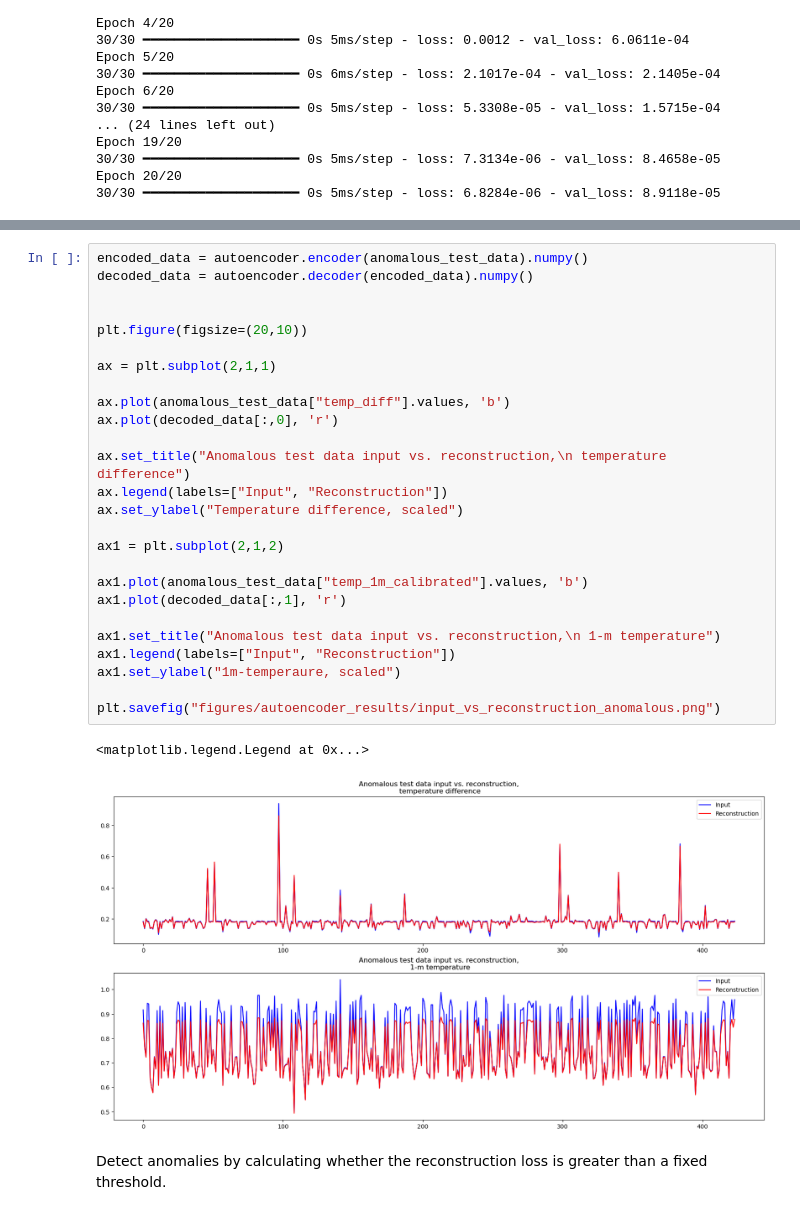
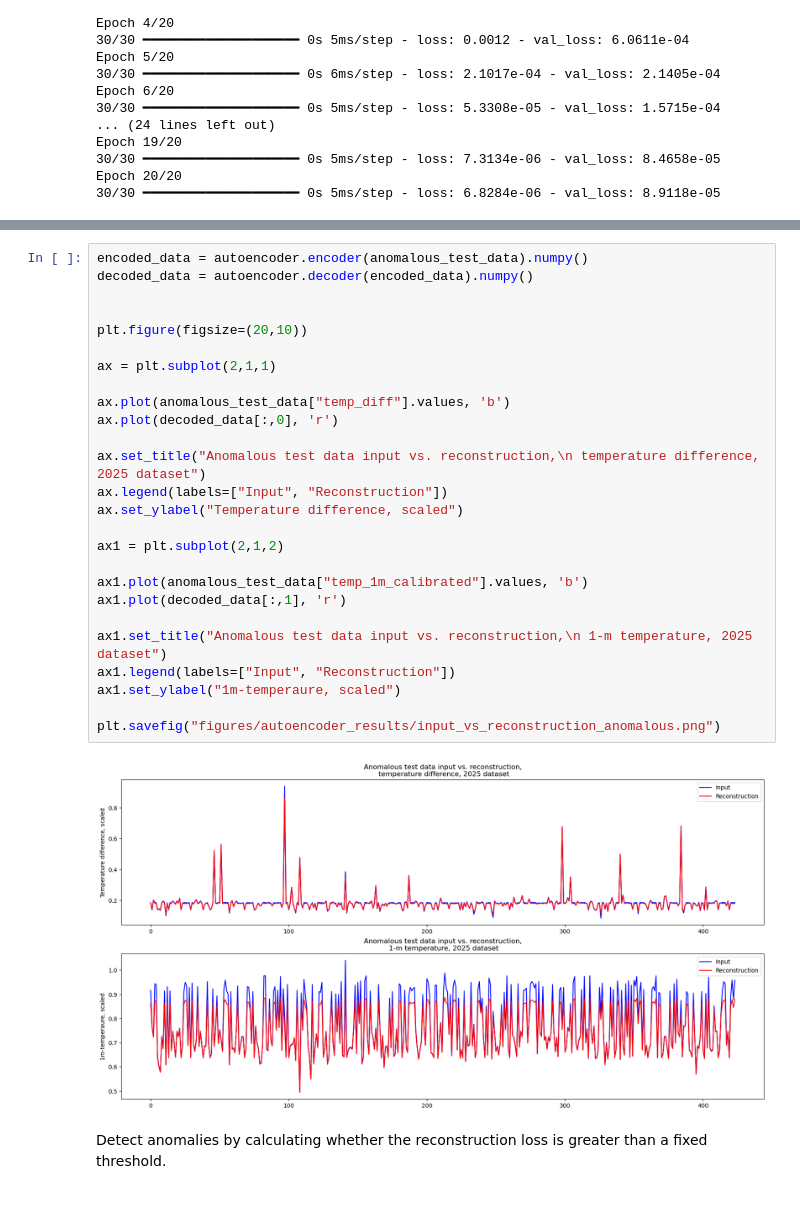
Before and after one commit to johtj/data_analysis_ml_project3, a Jupyter notebook: autoencoder.ipynb, the cells around one changed output, grey strips where cells are left out. Saved outputs shown, nothing was run; the diff lists cells and outputs as text.

```diff
--- a/autoencoder.ipynb
+++ b/autoencoder.ipynb
@@ -187,32 +195,31 @@ plt.savefig("figures/autoencoder_results/input_vs_reconstruction_normal.png")
 # %%
 encoded_data = autoencoder.encoder(anomalous_test_data).numpy()
 decoded_data = autoencoder.decoder(encoded_data).numpy()
 
 
 plt.figure(figsize=(20,10))
 
 ax = plt.subplot(2,1,1)
 
 ax.plot(anomalous_test_data["temp_diff"].values, 'b')
 ax.plot(decoded_data[:,0], 'r')
 
-ax.set_title("Anomalous test data input vs. reconstruction,\n temperature difference")
+ax.set_title("Anomalous test data input vs. reconstruction,\n temperature difference, 2025 dataset")
 ax.legend(labels=["Input", "Reconstruction"])
 ax.set_ylabel("Temperature difference, scaled")
 
 ax1 = plt.subplot(2,1,2)
 
 ax1.plot(anomalous_test_data["temp_1m_calibrated"].values, 'b')
 ax1.plot(decoded_data[:,1], 'r')
 
-ax1.set_title("Anomalous test data input vs. reconstruction,\n 1-m temperature")
+ax1.set_title("Anomalous test data input vs. reconstruction,\n 1-m temperature, 2025 dataset")
 ax1.legend(labels=["Input", "Reconstruction"])
 ax1.set_ylabel("1m-temperaure, scaled")
 
 plt.savefig("figures/autoencoder_results/input_vs_reconstruction_anomalous.png")
 # %% [output]
-<matplotlib.legend.Legend at 0x...>
-[figure, old version]
+[figure, new version]
 # %% [markdown]
 Detect anomalies by calculating whether the reconstruction loss is greater than a fixed threshold.
 # %%
```
Also changed, not shown: parts of 6 cells of this notebook, 16 other files.
